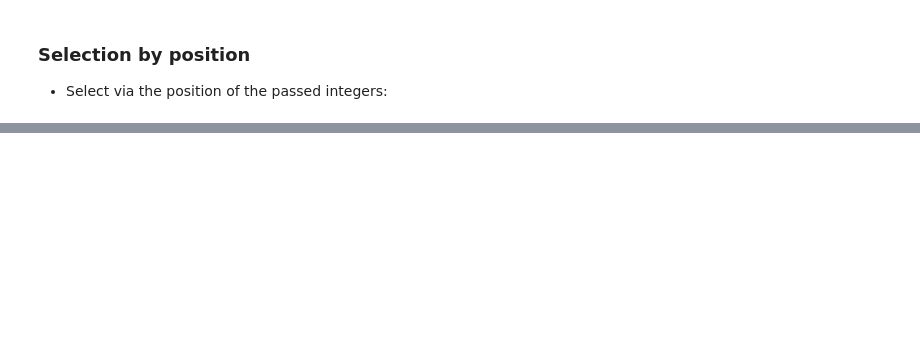
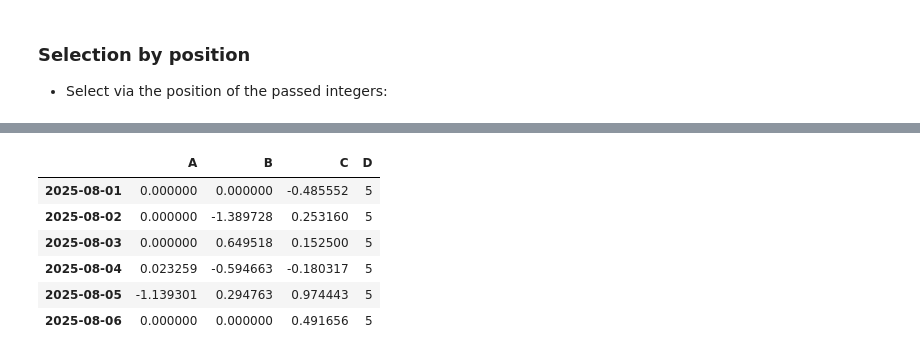
Before and after one commit to Xingxing-Huang/Pandas, a Jupyter notebook: 10mins_to_Pandas_.ipynb, the cells around one changed output, grey strips where cells are left out. Cells and saved outputs as stored; diff of their text form; code cells hidden in the pictures; blank space fills up the shorter version.

```diff
--- a/10mins_to_Pandas_.ipynb
+++ b/10mins_to_Pandas_.ipynb
@@ -320,0 +408,14 @@ df.iat[1,1]
+# %%
+# Setting by assigning with a NumPy array:
+df.loc[:, 'D'] = np.array([5] * len(df))
+# %%
+# The result of the prior setting operations.
+df
+# %% [output]
+|  | A | B | C | D |
+| 2025-08-01 | 0.000000 | 0.000000 | -0.485552 | 5 |
+| 2025-08-02 | 0.000000 | -1.389728 | 0.253160 | 5 |
+| 2025-08-03 | 0.000000 | 0.649518 | 0.152500 | 5 |
+| 2025-08-04 | 0.023259 | -0.594663 | -0.180317 | 5 |
+| 2025-08-05 | -1.139301 | 0.294763 | 0.974443 | 5 |
+| 2025-08-06 | 0.000000 | 0.000000 | 0.491656 | 5 |
```
Also changed, not shown: parts of 39 cells of this notebook.
